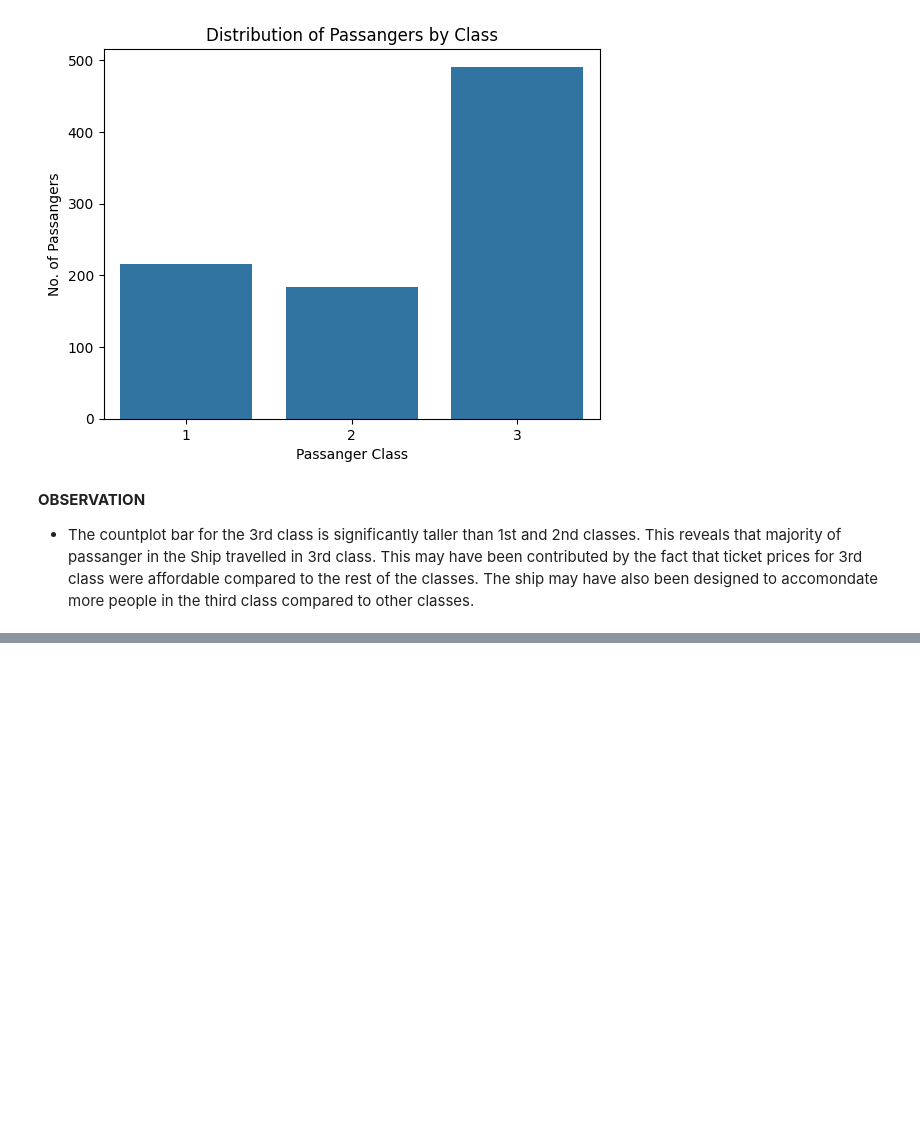
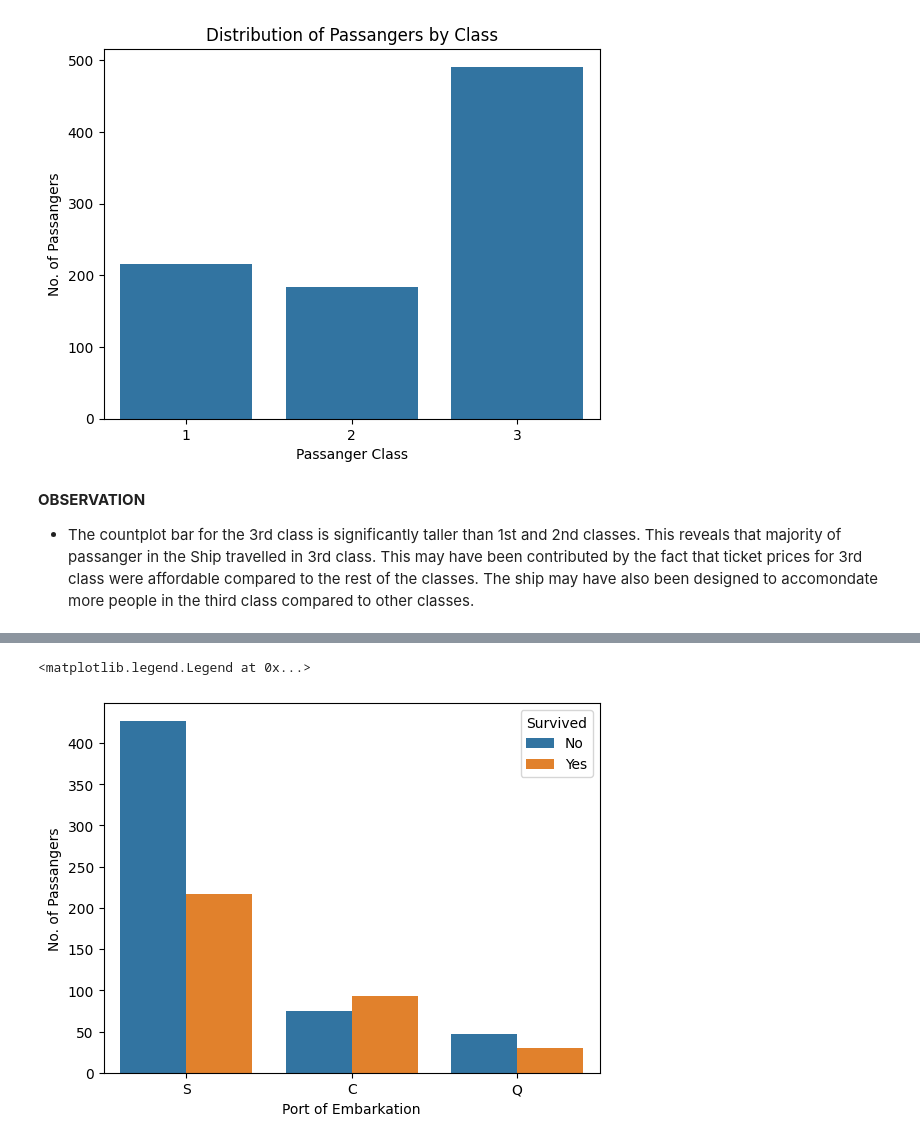
Before and after one commit to mut-rogers/titanicEDA, a Jupyter notebook: titanic.ipynb, the cells around one changed output, grey strips where cells are left out. Cells and saved outputs as stored; diff of their text form; code cells hidden in the pictures; blank space fills up the shorter version.

```diff
--- a/titanic.ipynb
+++ b/titanic.ipynb
@@ -245,0 +279,10 @@ Text(0, 0.5, 'No. of Passangers')
+# %%
+# The above can be visualized as follows
+sns.countplot(data=titanic_dataset, x="Embarked", hue="Survived_Map")
+
+plt.xlabel("Port of Embarkation")
+plt.ylabel("No. of Passangers")
+plt.legend(title="Survived")
+# %% [output]
+<matplotlib.legend.Legend at 0x...>
+[figure, added]
```
Also changed, not shown: parts of 8 cells of this notebook.
